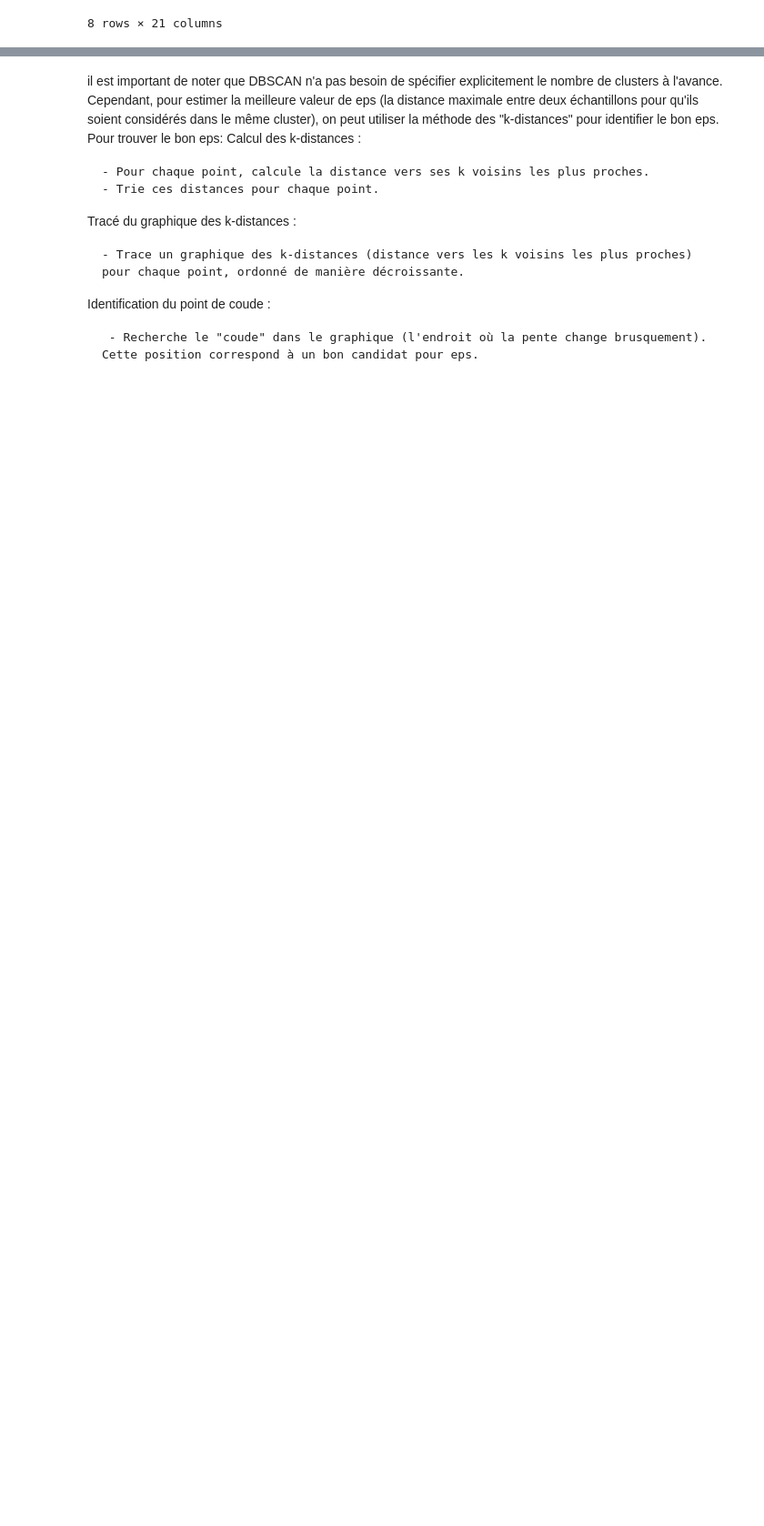
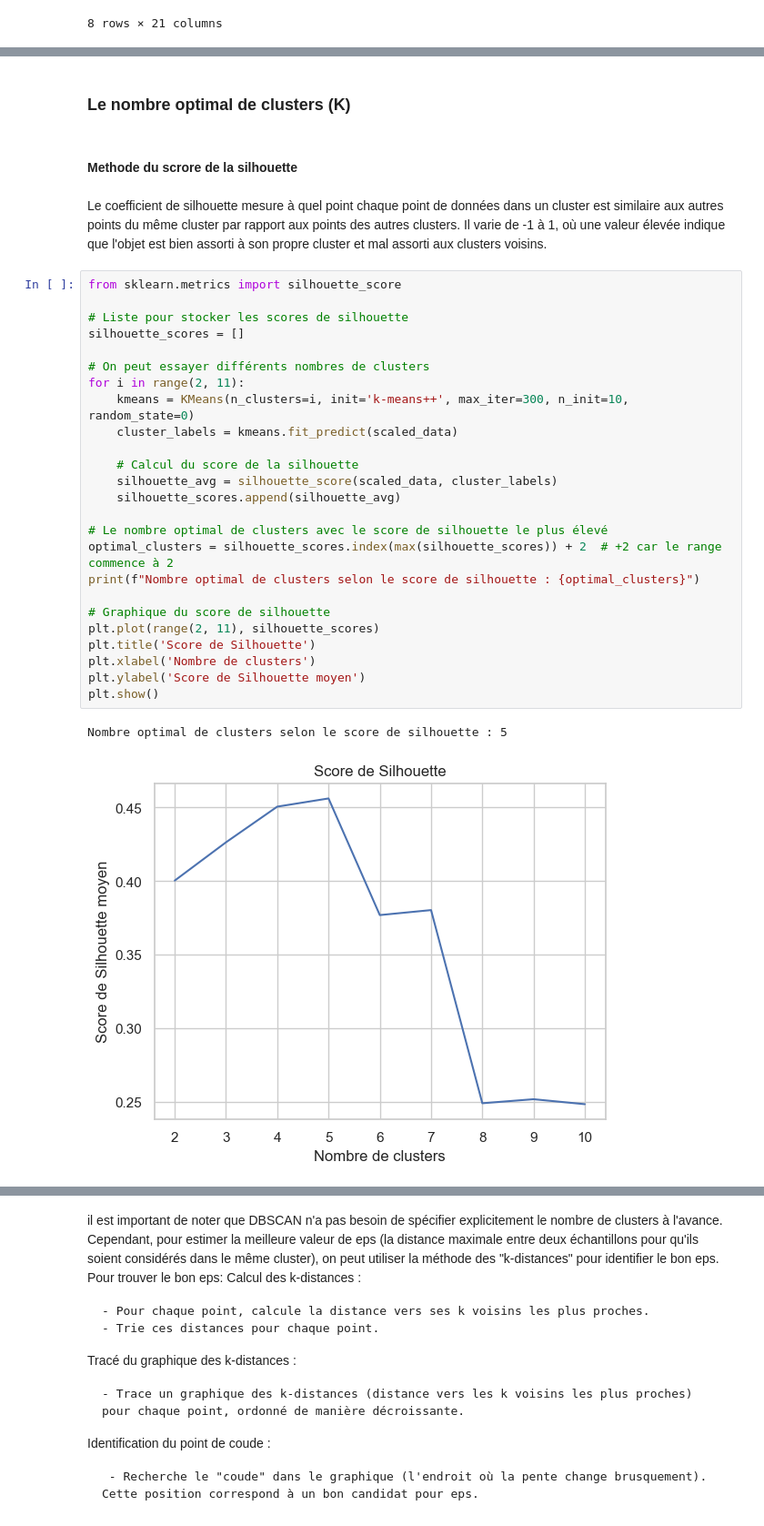
Before and after one commit to IkramBlsl/Data-Mining---Clustering-, a Jupyter notebook: Data_mining_clustering.ipynb, the cells around one changed output, grey strips where cells are left out. Shown at 91% size. Drawn from its saved outputs; the diff is of its cells as text; blank space fills up the shorter version.

```diff
--- a/Data_mining_clustering.ipynb
+++ b/Data_mining_clustering.ipynb
@@ -273,0 +263,34 @@ data.describe()
+# %% [markdown]
+### Le nombre optimal de clusters (K)
+# %% [markdown]
+#### Methode du scrore de la silhouette
+# %% [markdown]
+Le coefficient de silhouette mesure à quel point chaque point de données dans un cluster est similaire aux autres points du même cluster par rapport aux points des autres clusters. Il varie de -1 à 1, où une valeur élevée indique que l'objet est bien assorti à son propre cluster et mal assorti aux clusters voisins.
+# %%
+from sklearn.metrics import silhouette_score
+
+# Liste pour stocker les scores de silhouette
+silhouette_scores = []
+
+# On peut essayer différents nombres de clusters
+for i in range(2, 11):
+    kmeans = KMeans(n_clusters=i, init='k-means++', max_iter=300, n_init=10, random_state=0)
+    cluster_labels = kmeans.fit_predict(scaled_data)
+
+    # Calcul du score de la silhouette
+    silhouette_avg = silhouette_score(scaled_data, cluster_labels)
+    silhouette_scores.append(silhouette_avg)
+
+# Le nombre optimal de clusters avec le score de silhouette le plus élevé
+optimal_clusters = silhouette_scores.index(max(silhouette_scores)) + 2  # +2 car le range commence à 2
+print(f"Nombre optimal de clusters selon le score de silhouette : {optimal_clusters}")
+
+# Graphique du score de silhouette
+plt.plot(range(2, 11), silhouette_scores)
+plt.title('Score de Silhouette')
+plt.xlabel('Nombre de clusters')
+plt.ylabel('Score de Silhouette moyen')
+plt.show()
+# %% [output]
+Nombre optimal de clusters selon le score de silhouette : 5
+[figure, added]
```
Also changed, not shown: parts of 72 cells of this notebook.
